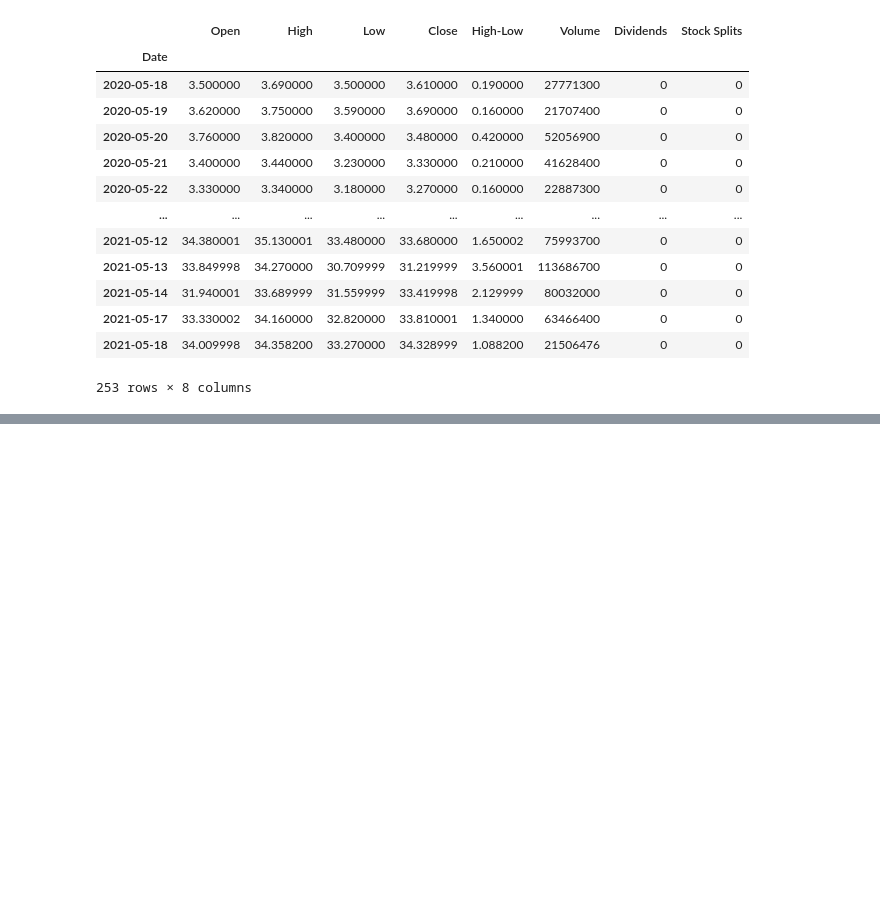
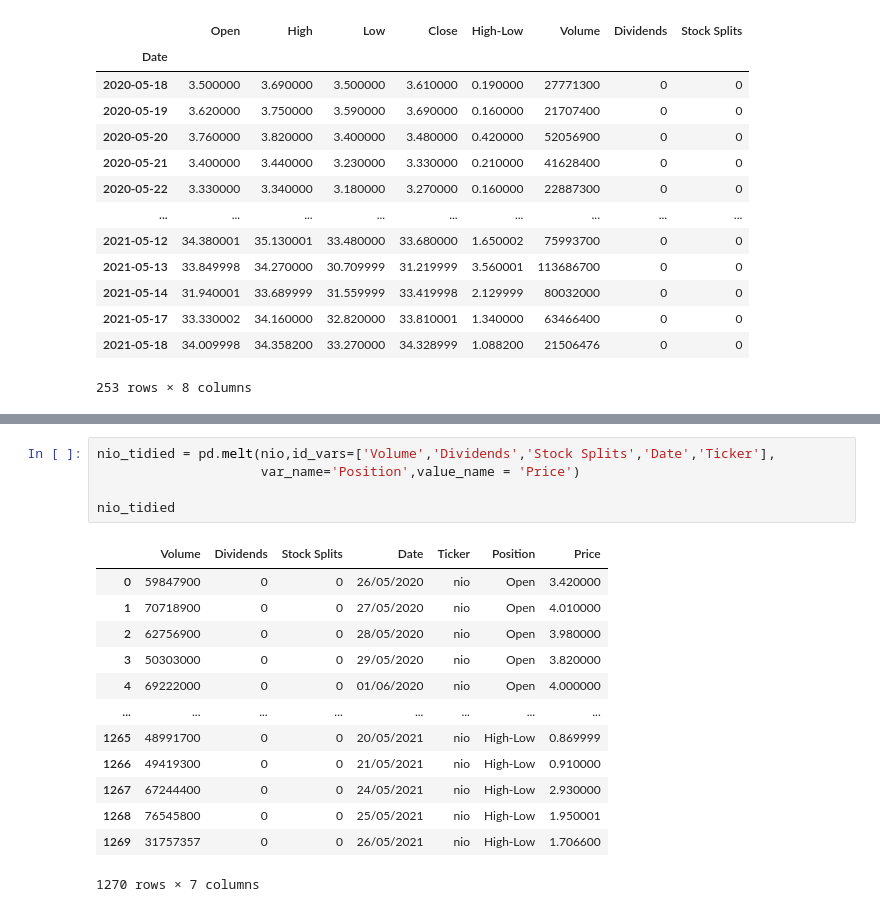
Before and after one commit to Konoko2004/TheProject, a Jupyter notebook: yFinance.ipynb, the cells around one changed output, grey strips where cells are left out. Drawn from its saved outputs; the diff is of its cells as text; blank space fills up the shorter version.

```diff
--- a/yFinance.ipynb
+++ b/yFinance.ipynb
@@ -119,0 +122,19 @@ create_Stock(tickerName = 'nio')
+# %%
+nio_tidied = pd.melt(nio,id_vars=['Volume','Dividends','Stock Splits','Date','Ticker'],
+                     var_name='Position',value_name = 'Price')
+
+nio_tidied
+# %% [output]
+|  | Volume | Dividends | Stock Splits | Date | Ticker | Position | Price |
+| 0 | 59847900 | 0 | 0 | 26/05/2020 | nio | Open | 3.420000 |
+| 1 | 70718900 | 0 | 0 | 27/05/2020 | nio | Open | 4.010000 |
+| 2 | 62756900 | 0 | 0 | 28/05/2020 | nio | Open | 3.980000 |
+| 3 | 50303000 | 0 | 0 | 29/05/2020 | nio | Open | 3.820000 |
+| 4 | 69222000 | 0 | 0 | 01/06/2020 | nio | Open | 4.000000 |
+| ... | ... | ... | ... | ... | ... | ... | ... |
+| 1265 | 48991700 | 0 | 0 | 20/05/2021 | nio | High-Low | 0.869999 |
+| 1266 | 49419300 | 0 | 0 | 21/05/2021 | nio | High-Low | 0.910000 |
+| 1267 | 67244400 | 0 | 0 | 24/05/2021 | nio | High-Low | 2.930000 |
+| 1268 | 76545800 | 0 | 0 | 25/05/2021 | nio | High-Low | 1.950001 |
+| 1269 | 31757357 | 0 | 0 | 26/05/2021 | nio | High-Low | 1.706600 |
+1270 rows × 7 columns
```
Also changed, not shown: parts of 5 cells of this notebook.
